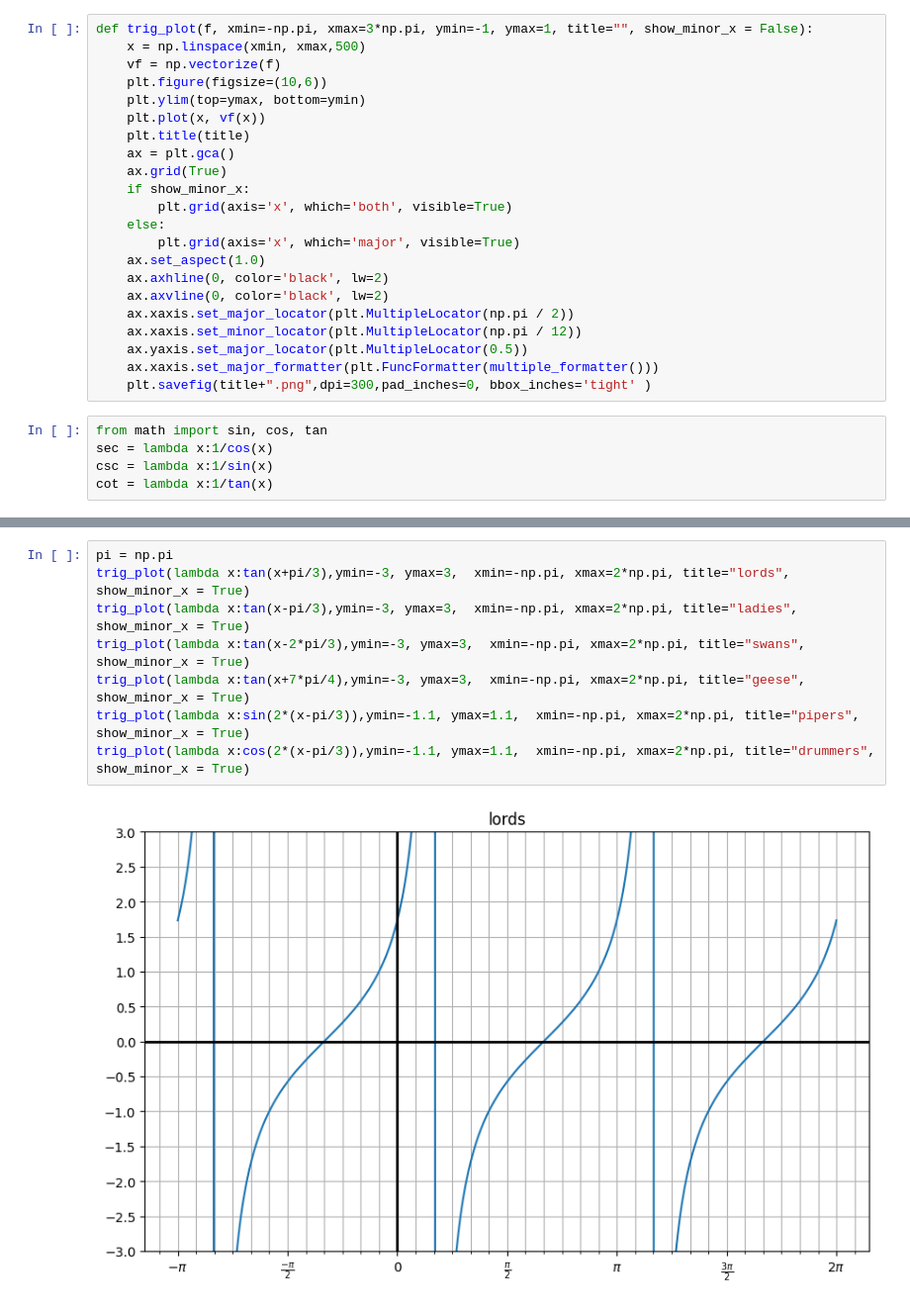
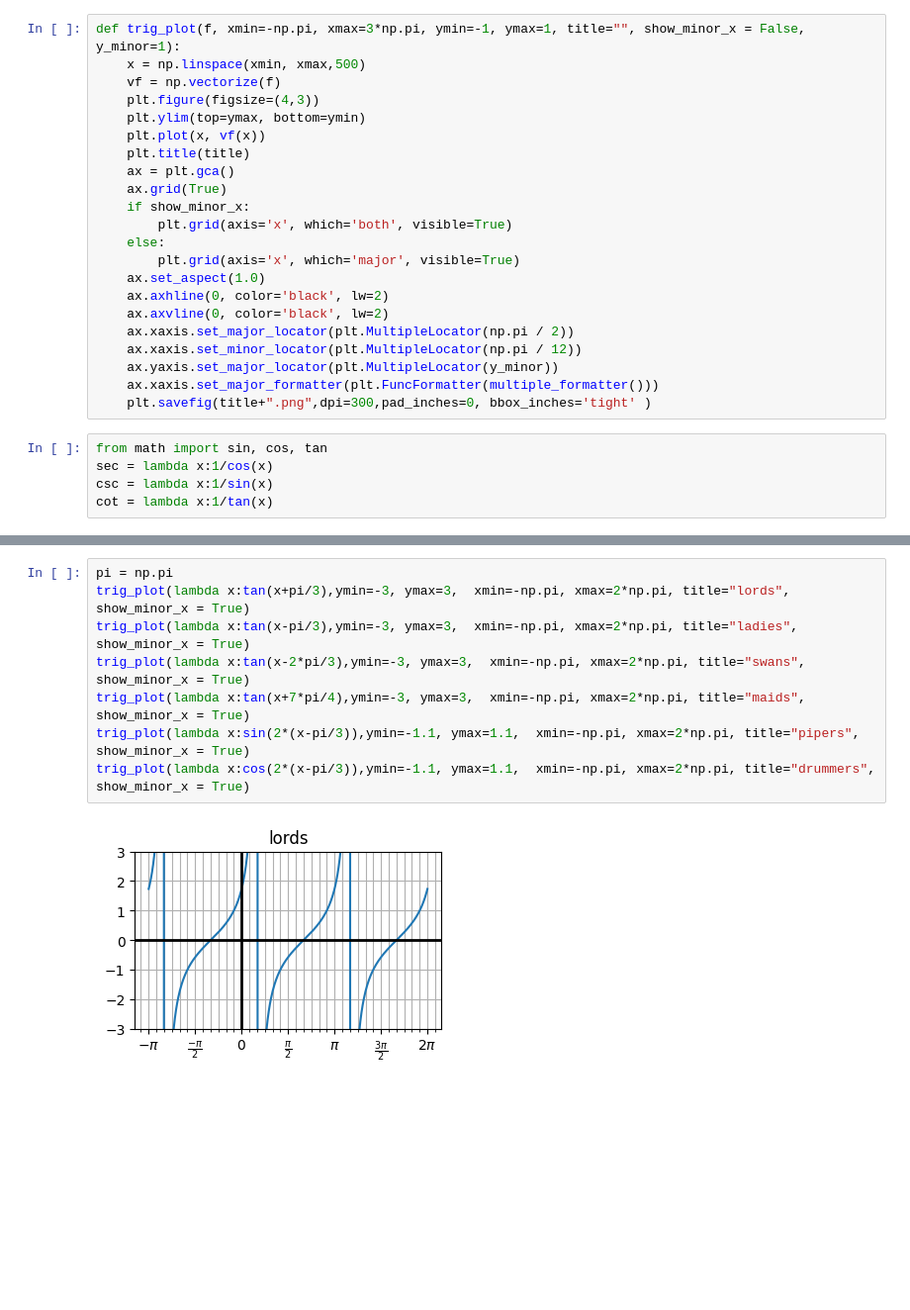
Before and after one commit to paderevski/aos, a Jupyter notebook: aos-10/trig-graphs.ipynb, the cells around one changed output, grey strips where cells are left out. Shown at 99% size. Drawn from its saved outputs; the diff is of its cells as text; blank space fills up the shorter version.

Commit message:
update graphs and make worksheets

```diff
--- a/aos-10/trig-graphs.ipynb
+++ b/aos-10/trig-graphs.ipynb
@@ -61,10 +78,10 @@ plt.show()
 # %% [output]
 [figure]
 # %%
-def trig_plot(f, xmin=-np.pi, xmax=3*np.pi, ymin=-1, ymax=1, title="", show_minor_x = False):
+def trig_plot(f, xmin=-np.pi, xmax=3*np.pi, ymin=-1, ymax=1, title="", show_minor_x = False, y_minor=1):
     x = np.linspace(xmin, xmax,500)
     vf = np.vectorize(f)
-    plt.figure(figsize=(10,6))
+    plt.figure(figsize=(4,3))
     plt.ylim(top=ymax, bottom=ymin)
     plt.plot(x, vf(x))
     plt.title(title)
@@ -79,7 +96,7 @@ def trig_plot(f, xmin=-np.pi, xmax=3*np.pi, ymin=-1, ymax=1, title="", show_mino
     ax.axvline(0, color='black', lw=2)
     ax.xaxis.set_major_locator(plt.MultipleLocator(np.pi / 2))
     ax.xaxis.set_minor_locator(plt.MultipleLocator(np.pi / 12))
-    ax.yaxis.set_major_locator(plt.MultipleLocator(0.5))
+    ax.yaxis.set_major_locator(plt.MultipleLocator(y_minor))
     ax.xaxis.set_major_formatter(plt.FuncFormatter(multiple_formatter()))
     plt.savefig(title+".png",dpi=300,pad_inches=0, bbox_inches='tight' )
 # %%
@@ -118,10 +135,10 @@ trig_plot(lambda x:cos(x/3),ymin=-3, ymax=3,  xmin=-np.pi, xmax=2*np.pi, title="
 # %%
 pi = np.pi
 trig_plot(lambda x:tan(x+pi/3),ymin=-3, ymax=3,  xmin=-np.pi, xmax=2*np.pi, title="lords", show_minor_x = True)
 trig_plot(lambda x:tan(x-pi/3),ymin=-3, ymax=3,  xmin=-np.pi, xmax=2*np.pi, title="ladies", show_minor_x = True)
 trig_plot(lambda x:tan(x-2*pi/3),ymin=-3, ymax=3,  xmin=-np.pi, xmax=2*np.pi, title="swans", show_minor_x = True)
-trig_plot(lambda x:tan(x+7*pi/4),ymin=-3, ymax=3,  xmin=-np.pi, xmax=2*np.pi, title="geese", show_minor_x = True)
+trig_plot(lambda x:tan(x+7*pi/4),ymin=-3, ymax=3,  xmin=-np.pi, xmax=2*np.pi, title="maids", show_minor_x = True)
 trig_plot(lambda x:sin(2*(x-pi/3)),ymin=-1.1, ymax=1.1,  xmin=-np.pi, xmax=2*np.pi, title="pipers", show_minor_x = True)
 trig_plot(lambda x:cos(2*(x-pi/3)),ymin=-1.1, ymax=1.1,  xmin=-np.pi, xmax=2*np.pi, title="drummers", show_minor_x = True)
 # %% [output]
-[figure, old version]
+[figure, new version]
```
Also changed, not shown: parts of 5 cells of this notebook, 24 other files.
